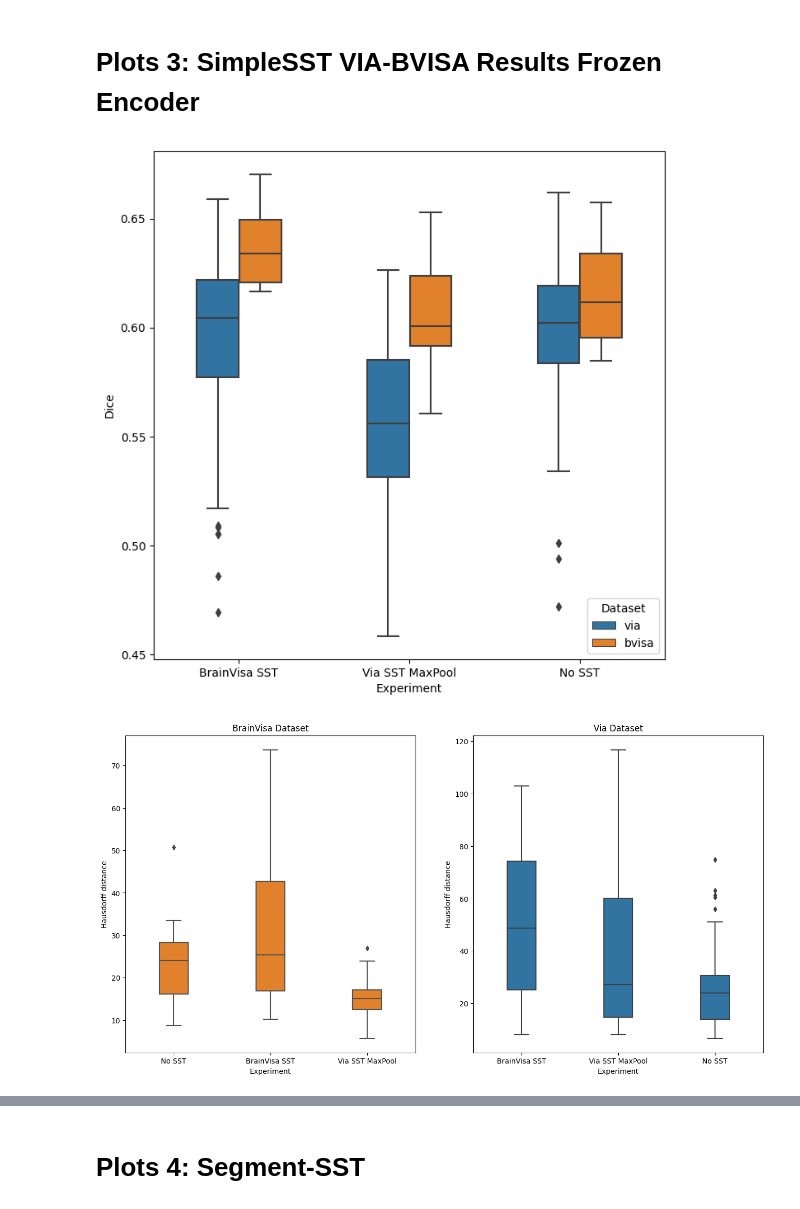
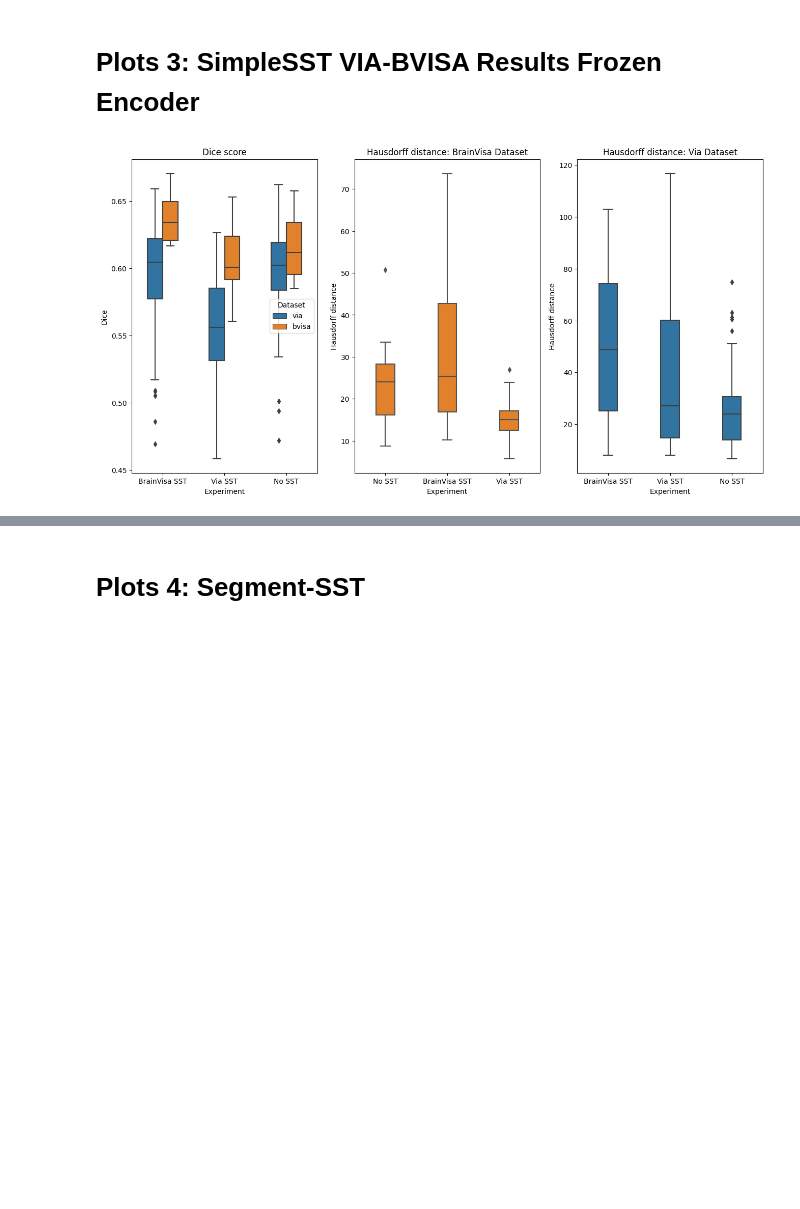
Before and after one commit to Vivikar/central-sulcus-analysis, a Jupyter notebook: notebooks/16_GenerateReportPlotsTables.ipynb, the cells around one changed output, grey strips where cells are left out. Drawn from its saved outputs; the diff is of its cells as text; code cells hidden in the pictures; blank space fills up the shorter version.

```diff
--- a/notebooks/16_GenerateReportPlotsTables.ipynb
+++ b/notebooks/16_GenerateReportPlotsTables.ipynb
@@ -142,7 +144,7 @@ experiments2select = ['CS1x_noSST_tverskyLoss_monaBasicUnet-fullTraining',
                      ]
 experiments2rename = {'CS1x_noSST_tverskyLoss_monaBasicUnet-fullTraining':'No SST',
                       'CS1x_bvisaSST_tverskyLoss_monaBasicUnet-fullFinetune':'BrainVisa SST',
-                      'CS1x_via11simBVISASST_tverskyLoss_monaBasicUnet-fullFinetune-MaxPool':'Via SST MaxPool',
+                      'CS1x_via11simBVISASST_tverskyLoss_monaBasicUnet-fullFinetune-MaxPool':'Via SST',
                      }
 if experiments2select:
     plot_df = merged_dfs[merged_dfs['Experiment'].isin(experiments2select)]
@@ -153,24 +155,24 @@ if filter_ds:
     plot_df = plot_df[plot_df['Dataset'] == filter_ds]
 else:
     plot_df = plot_df
+fig, ax = plt.subplots(1, 3, figsize=(16, 8))
+sns.boxplot(data=plot_df, hue='Dataset', y='Dice', x='Experiment',
+            width =0.5, ax=ax[0])
+plt.xticks(rotation=0)
+# plt.show()
 
-fig = plt.figure(figsize=(8, 8))
-sns.boxplot(data=plot_df, hue='Dataset', y='Dice', x='Experiment',
-            width =0.5)
-plt.xticks(rotation=0)
-plt.show()
-
-fig, ax = plt.subplots(1, 2, figsize=(16, 8))
+# fig, ax = plt.subplots(2, 1, figsize=(8, 16))
 plot_df1 = plot_df[plot_df.Dataset == 'via']
 plot_df2 = plot_df[plot_df.Dataset == 'bvisa']
 plt.xticks(rotation=0)
 sns.boxplot(data=plot_df2,
             y='Hausdorff distance', x='Experiment',width=0.3,
-            ax = ax[0], color=sns.palettes.color_palette('tab10')[1])
+            ax = ax[1], color=sns.palettes.color_palette('tab10')[1])
 sns.boxplot(data=plot_df1,
             y='Hausdorff distance', x='Experiment', width=0.3,
-            ax = ax[1],  color=sns.palettes.color_palette('tab10')[0])
-ax[0].set_title('BrainVisa Dataset')
-ax[1].set_title('Via Dataset')
+            ax = ax[2],  color=sns.palettes.color_palette('tab10')[0])
+ax[0].set_title('Dice score')
+ax[1].set_title('Hausdorff distance: BrainVisa Dataset')
+ax[2].set_title('Hausdorff distance: Via Dataset')
 plt.show()
 # %% [output]
@@ -208,43 +209,43 @@ merged_dfs
 # %%
 filter_ds = None #'via'
 experiments2select = ['CS1x_noSST_tverskyLoss_monaBasicUnet-frozenEncoder',
                       'CS1x_bvisaSST_tverskyLoss_monaBasicUnet-frozenEncoder',
                       'CS1x_via11simBVISASST_tverskyLoss_monaBasicUnet-frozenEncoder-MaxPool']
 experiments2rename = {'CS1x_noSST_tverskyLoss_monaBasicUnet-frozenEncoder':'No SST',
                       'CS1x_bvisaSST_tverskyLoss_monaBasicUnet-frozenEncoder':'BrainVisa SST',
-                      'CS1x_via11simBVISASST_tverskyLoss_monaBasicUnet-frozenEncoder-MaxPool':'Via SST MaxPool'}
+                      'CS1x_via11simBVISASST_tverskyLoss_monaBasicUnet-frozenEncoder-MaxPool':'Via SST'}
 if experiments2select:
     plot_df = merged_dfs[merged_dfs['Experiment'].isin(experiments2select)]
 if experiments2rename:
     plot_df = plot_df.replace({'Experiment':experiments2rename})
 
 if filter_ds:
     plot_df = plot_df[plot_df['Dataset'] == filter_ds]
 else:
     plot_df = plot_df
 
-fig = plt.figure(figsize=(8, 8))
+fig, ax = plt.subplots(1, 3, figsize=(16, 8))
 sns.boxplot(data=plot_df, hue='Dataset', y='Dice', x='Experiment',
-            width =0.5)
+            width =0.5, ax=ax[0])
 plt.xticks(rotation=0)
-plt.show()
+# plt.show()
 
-fig, ax = plt.subplots(1, 2, figsize=(16, 8))
+# fig, ax = plt.subplots(2, 1, figsize=(8, 16))
 plot_df1 = plot_df[plot_df.Dataset == 'via']
 plot_df2 = plot_df[plot_df.Dataset == 'bvisa']
 plt.xticks(rotation=0)
 sns.boxplot(data=plot_df2,
             y='Hausdorff distance', x='Experiment',width=0.3,
-            ax = ax[0], color=sns.palettes.color_palette('tab10')[1])
+            ax = ax[1], color=sns.palettes.color_palette('tab10')[1])
 sns.boxplot(data=plot_df1,
             y='Hausdorff distance', x='Experiment', width=0.3,
-            ax = ax[1],  color=sns.palettes.color_palette('tab10')[0])
-ax[0].set_title('BrainVisa Dataset')
-ax[1].set_title('Via Dataset')
+            ax = ax[2],  color=sns.palettes.color_palette('tab10')[0])
+ax[0].set_title('Dice score')
+ax[1].set_title('Hausdorff distance: BrainVisa Dataset')
+ax[2].set_title('Hausdorff distance: Via Dataset')
 plt.show()
 # %% [output]
-[figure, old version]
+[figure, new version]
-[figure, removed]
 # %%
 filter_ds = None #'via'
 # experiments2select = ['CS1x_noSST_tverskyLoss_monaBasicUnet-frozenEncoder',
```
Also changed, not shown: parts of 17 cells of this notebook, 3 other files.
